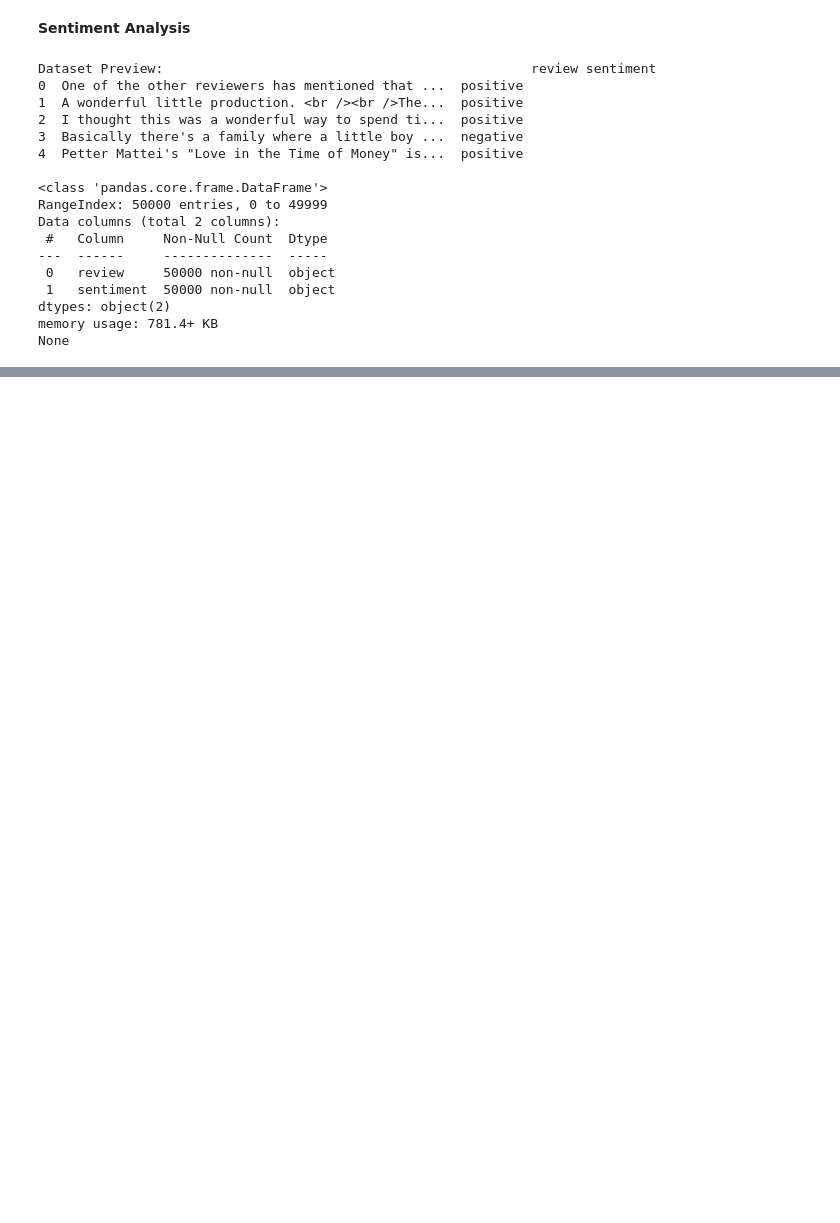
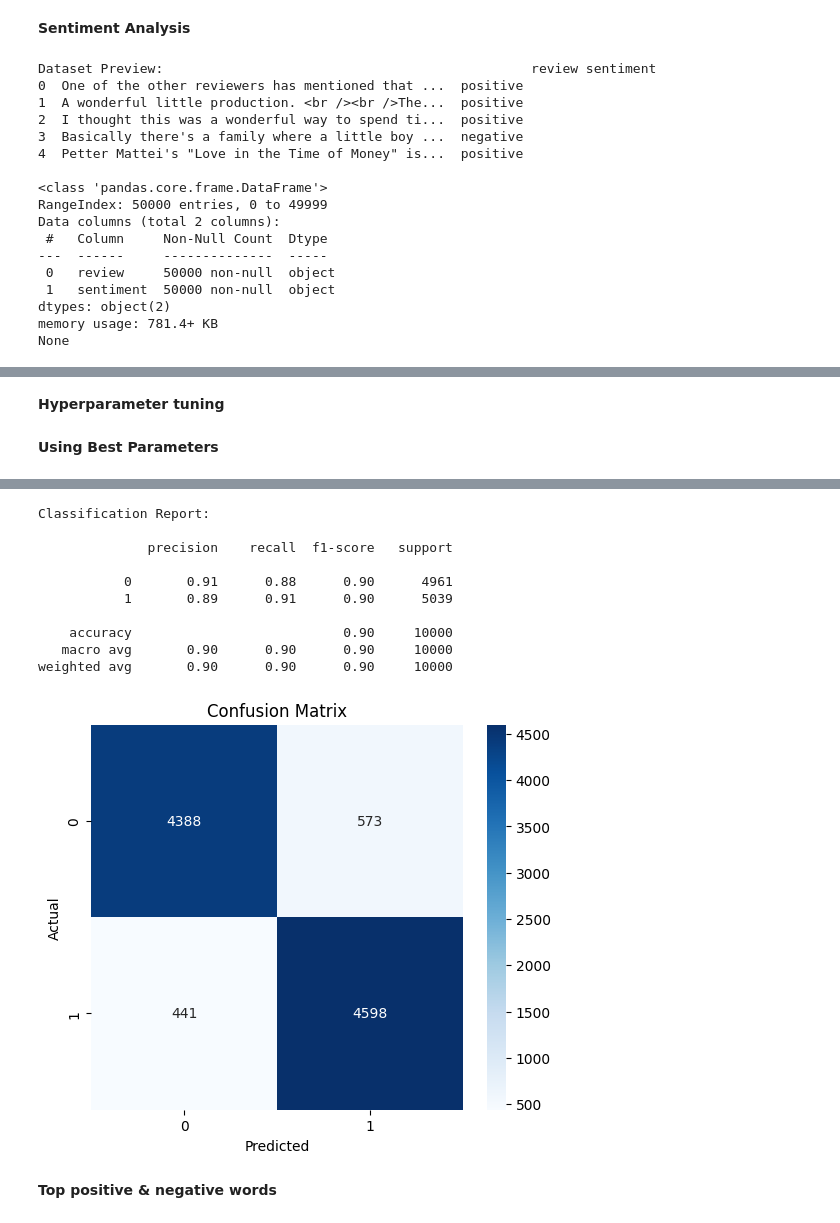
Before and after one commit to Markus8888888/IMDB-Movie-Sentiment-Analysis, a Jupyter notebook: presentable_notebook.ipynb, the cells around one changed output, grey strips where cells are left out. Drawn from its saved outputs; the diff is of its cells as text; code cells hidden in the pictures; blank space fills up the shorter version.

Commit message:
completed machine learning model, hypertuning for logistic regression, metrics (0.90 for accuracy, precision, recall, f1-score), and found top positive and negative words in dataset

```diff
--- a/presentable_notebook.ipynb
+++ b/presentable_notebook.ipynb
@@ -28,4 +40,12 @@ None
 # %%
-import re
-import nltk
-from nltk.corpus import stopwords
+nltk.download('stopwords')
+stop_words = set(stopwords.words('english'))
+
+def clean_text(text):
+    text = text.lower()
+    text = re.sub(r"<.*?>", "", text)  # remove HTML
+    text = re.sub(r"[^a-z\s]", "", text)  # keep only letters
+    words = [w for w in text.split() if w not in stop_words]
+    return " ".join(words)
+
+df["clean_review"] = df["review"].apply(clean_text)
@@ -101,0 +90,2 @@ weighted avg       0.86      0.86      0.86     10000
+# %% [markdown]
+**Hyperparameter tuning**
@@ -101,0 +123,51 @@ weighted avg       0.86      0.86      0.86     10000
+# %% [markdown]
+**Using Best Parameters**
+# %%
+# Load dataset
+df = pd.read_csv("imdb_dataset.csv")
+
+# Example preprocessing function (can adjust as needed)
+import re
+from nltk.corpus import stopwords
+import nltk
+nltk.download('stopwords')
+stop_words = set(stopwords.words('english'))
+
+def clean_text(text):
+    text = text.lower()
+    text = re.sub(r"<.*?>", "", text)
+    text = re.sub(r"[^a-z\s]", "", text)
+    words = [w for w in text.split() if w not in stop_words]
+    return " ".join(words)
+
+df["clean_review"] = df["review"].apply(clean_text)
+
+# Split dataset
+X_train, X_test, y_train, y_test = train_test_split(
+    df["clean_review"], df["sentiment"].map({"positive":1, "negative":0}),
+    test_size=0.2, random_state=42
+)
+
+# Vectorize with TF-IDF using best parameters
+vectorizer = TfidfVectorizer(max_features=20000, ngram_range=(1,2))
+X_train_tfidf = vectorizer.fit_transform(X_train)
+X_test_tfidf = vectorizer.transform(X_test)
+
+# Train Logistic Regression with best C
+model = LogisticRegression(C=1, max_iter=1000)
+model.fit(X_train_tfidf, y_train)
+
+# Evaluate
+y_pred = model.predict(X_test_tfidf)
+print("Classification Report:\n")
+print(classification_report(y_test, y_pred))
+
+# Optional: Confusion Matrix
+cm = confusion_matrix(y_test, y_pred)
+plt.figure(figsize=(6,5))
+sns.heatmap(cm, annot=True, fmt="d", cmap="Blues")
+plt.xlabel("Predicted")
+plt.ylabel("Actual")
+plt.title("Confusion Matrix")
+plt.show()
+# %% [output]
@@ -101,0 +177,13 @@ weighted avg       0.86      0.86      0.86     10000
+Classification Report:
+
+              precision    recall  f1-score   support
+
+           0       0.91      0.88      0.90      4961
+           1       0.89      0.91      0.90      5039
+
+    accuracy                           0.90     10000
+   macro avg       0.90      0.90      0.90     10000
+weighted avg       0.90      0.90      0.90     10000
+[figure, added]
+# %% [markdown]
+**Top positive & negative words**
```
Also changed, not shown: parts of 12 cells of this notebook, 1 other file.
